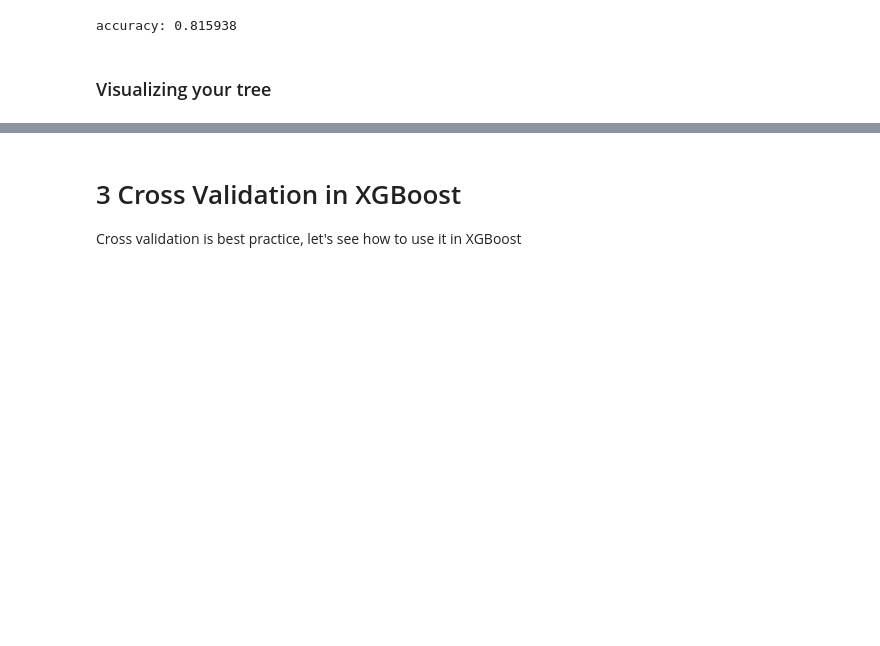
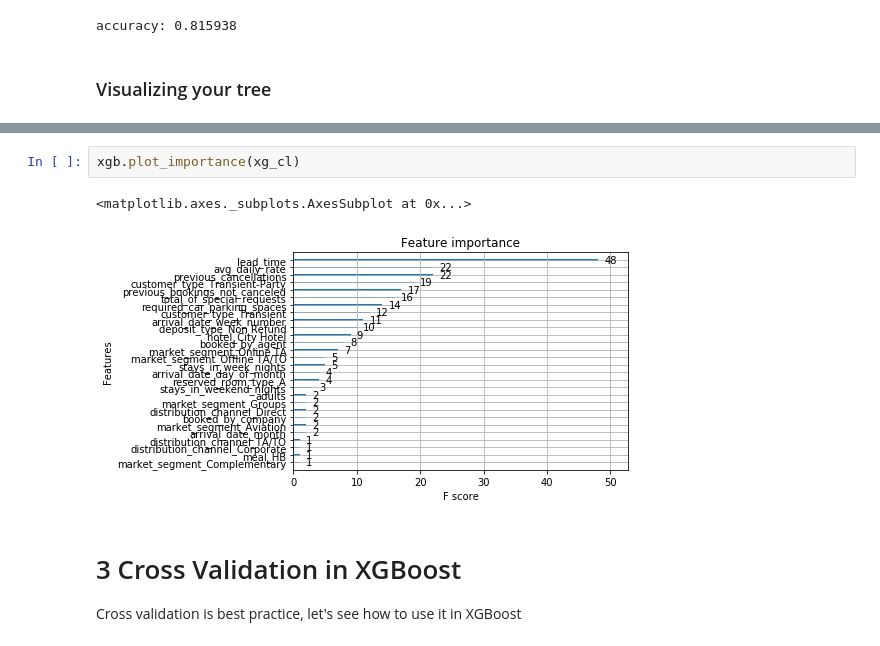
Before and after one commit to datacamp/Machine-Learning-With-XGboost-live-training, a Jupyter notebook: notebooks/python_live_session_template.ipynb, the cells around one changed output, grey strips where cells are left out. Saved outputs shown, nothing was run; the diff lists cells and outputs as text; blank space fills up the shorter version.

```diff
--- a/notebooks/python_live_session_template.ipynb
+++ b/notebooks/python_live_session_template.ipynb
@@ -177,3 +179,8 @@ accuracy: 0.815938
+# %%
+xgb.plot_importance(xg_cl)
+# %% [output]
+<matplotlib.axes._subplots.AxesSubplot at 0x...>
+[figure, added]
 # %% [markdown]
 # 3 Cross Validation in XGBoost
 
```
Also changed, not shown: parts of 25 cells of this notebook.
